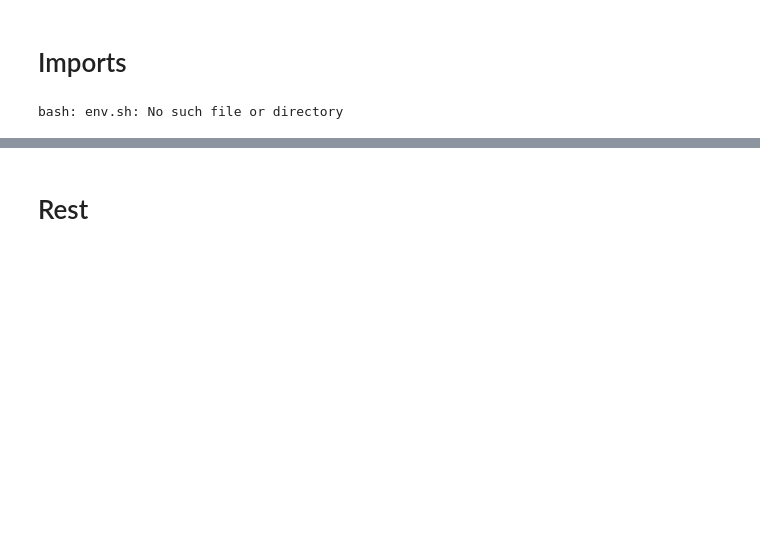
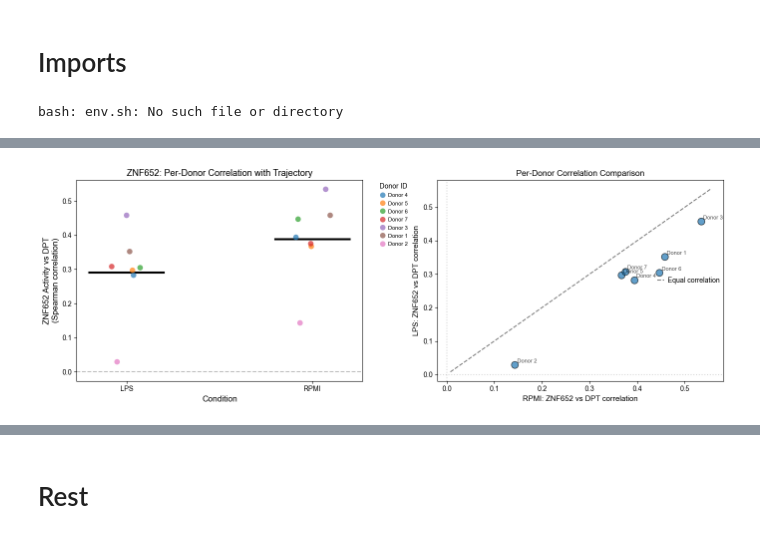
Before and after one commit to janursa/HIRA, a Jupyter notebook: notebooks/trajectory_analysis.ipynb, the cells around one changed output, grey strips where cells are left out. Cells and saved outputs as stored; diff of their text form; code cells hidden in the pictures; blank space fills up the shorter version.

```diff
--- a/notebooks/trajectory_analysis.ipynb
+++ b/notebooks/trajectory_analysis.ipynb
@@ -95,0 +166,86 @@ Age range: 25.0 - 64.0
+# %%
+# tf act changed its association with DPT along trajectory between LPS and RPMI
+from scipy.stats import spearmanr
+
+tf = 'ZNF652'
+conditions = ['LPS', 'RPMI']
+
+def plot_tf_dpt_correlation(adata, tf, conditions):
+    # Calculate per-donor correlations
+    correlations = []
+    for condition in conditions:
+        adata_cond = adata[adata.obs['condition'] == condition]
+
+        for donor_id in adata_cond.obs['donor_id'].unique():
+            adata_donor = adata_cond[adata_cond.obs['donor_id'] == donor_id]
+
+            if adata_donor.n_obs < 10:  # Skip if too few cells
+                continue
+
+            tf_activity = adata_donor.obsm['score_ulm'][tf].values
+            dpt = adata_donor.obs['dpt'].values
+
+            # Calculate Spearman correlation
+            corr, pval = spearmanr(dpt, tf_activity)
+
+            correlations.append({
+                'donor_id': donor_id,
+                'condition': condition,
+                'correlation': corr,
+                'pval': pval,
+                'n_cells': adata_donor.n_obs
+            })
+
+    corr_df = pd.DataFrame(correlations)
+
+    # Plot 1: Stripplot comparing correlations between conditions
+    fig, axes = plt.subplots(1, 2, figsize=(14, 5))
+
+    # Stripplot
+    ax = axes[0]
+    sns.stripplot(data=corr_df, x='condition', y='correlation', hue='donor_id',
+                ax=ax, size=8, alpha=0.7)
+    ax.axhline(y=0, color='gray', linestyle='--', alpha=0.5)
+    ax.set_ylabel(f'{tf} Activity vs DPT\n(Spearman correlation)', fontsize=12)
+    ax.set_xlabel('Condition', fontsize=12)
+    ax.set_title(f'{tf}: Per-Donor Correlation with Trajectory', fontsize=13)
+    ax.legend(bbox_to_anchor=(1.05, 1), loc='upper left', title='Donor ID', fontsize=8)
+
+    # Calculate mean correlations per condition
+    mean_corrs = corr_df.groupby('condition')['correlation'].mean()
+    for i, condition in enumerate(conditions):
+        ax.plot([i-0.2, i+0.2], [mean_corrs[condition], mean_corrs[condition]],
+                'k-', linewidth=3, label='Mean' if i == 0 else '')
+
+    # Scatter plot: RPMI vs LPS correlation per donor
+    ax = axes[1]
+    corr_wide = corr_df.pivot(index='donor_id', columns='condition', values='correlation')
+    ax.scatter(corr_wide['RPMI'], corr_wide['LPS'], s=100, alpha=0.7, edgecolors='black')
+
+    # Add donor labels
+    for donor_id in corr_wide.index:
+        ax.annotate(donor_id, (corr_wide.loc[donor_id, 'RPMI'], corr_wide.loc[donor_id, 'LPS']),
+                    fontsize=8, alpha=0.7, xytext=(3, 3), textcoords='offset points')
+
+    # Add diagonal line (equal correlation)
+    lims = [min(ax.get_xlim()[0], ax.get_ylim()[0]), max(ax.get_xlim()[1], ax.get_ylim()[1])]
+    ax.plot(lims, lims, 'k--', alpha=0.5, zorder=0, label='Equal correlation')
+    ax.axhline(y=0, color='gray', linestyle=':', alpha=0.3)
+    ax.axvline(x=0, color='gray', linestyle=':', alpha=0.3)
+
+    ax.set_xlabel(f'RPMI: {tf} vs DPT correlation', fontsize=11)
+    ax.set_ylabel(f'LPS: {tf} vs DPT correlation', fontsize=11)
+    ax.set_title('Per-Donor Correlation Comparison', fontsize=12)
+    ax.legend()
+
+    plt.tight_layout()
+    plt.show()
+
+    # Print summary statistics
+    print(f"\n=== {tf} Activity vs DPT Correlation Summary ===")
+    print(corr_df.groupby('condition')[['correlation', 'pval']].agg(['mean', 'std']))
+    print(f"\nCorrelation change (LPS - RPMI):")
+    print(corr_wide['LPS'].mean() - corr_wide['RPMI'].mean())
+plot_tf_dpt_correlation(adata, tf, conditions)
+# %% [output]
+[figure, added]
```
Also changed, not shown: parts of 15 cells of this notebook, 10 other files.
